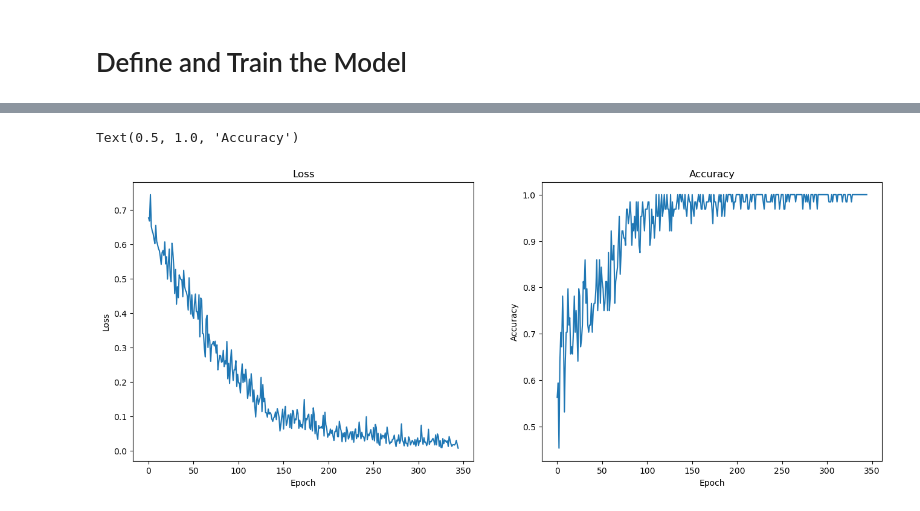
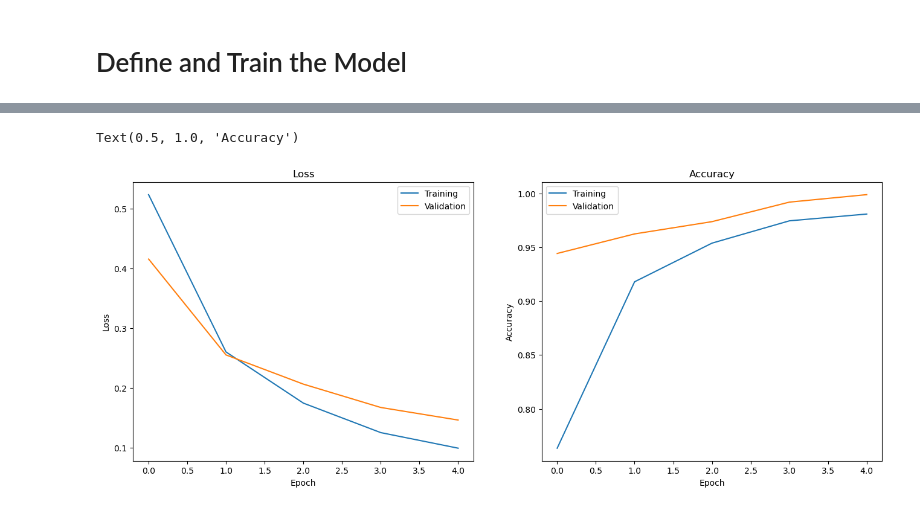
Before and after one commit to Pavel-Pyvovar/ADL-Minicar-Challenge-2023, a Jupyter notebook: mycar/notebooks/CarDetector.ipynb, the cells around one changed output, grey strips where cells are left out. Cells and saved outputs as stored; diff of their text form; code cells hidden in the pictures.

```diff
--- a/mycar/notebooks/CarDetector.ipynb
+++ b/mycar/notebooks/CarDetector.ipynb
@@ -99,3 +119,8 @@ with/  without/
 # %%
-for img in os.listdir(join(data_path_car, "without")):
-    images.append(join(data_path_car, "without", img))
+for dataset_path in [data_path_car]:
+    for img in os.listdir(join(dataset_path, "with")):
+        images.append(join(dataset_path, "with", img))
+        labels.append(1)
+    for img in os.listdir(join(dataset_path, "without")):
+        images.append(join(dataset_path, "without", img))
+        labels.append(0)
@@ -125,4 +130,0 @@ labels[:10]
-# %%
-# Collect paths of images WITH a stop sign
-for img in os.listdir(join(data_path_car, "with")):
-    images.append(join(data_path_car, "with", img))
@@ -150,5 +131,3 @@ ls ../data/car_dataset/with/ | wc -l
-# %%
-labels += [label_with] * 3084
 # %%
 corrupt_images = []
 for i, img in enumerate(images):
@@ -196,6 +175,6 @@ plt.imshow(cropped)
 # %%
 def transforms(cv_image_rgb):
-    cv_image_rgb = cv_image_rgb[:, cv_image_rgb.shape[1]//2:, :]
+    cv_image_rgb = cv_image_rgb[50:, cv_image_rgb.shape[1]//2:, :]
     return apply_normalization(cv_image_rgb)
 
 
@@ -339,24 +338,24 @@ Train [5/5, 50/?]: Loss 0.030169354025274514, Accuracy 0.995
 # %%
 plt.figure(figsize=(16, 6))
 
 plt.subplot(1, 2, 1)
 plt.plot(train_loss_history)
-#plt.plot(val_loss_history)
+plt.plot(val_loss_history)
 plt.xlabel('Epoch')
 plt.ylabel('Loss')
-#plt.legend(['Training', 'Validation'])
+plt.legend(['Training', 'Validation'])
 plt.title('Loss')
 
 plt.subplot(1, 2, 2)
 plt.plot(train_accuracy_history)
-#plt.plot(val_accuracy_history)
+plt.plot(val_accuracy_history)
 plt.xlabel('Epoch')
 plt.ylabel('Accuracy')
-#plt.legend(['Training', 'Validation'])
+plt.legend(['Training', 'Validation'])
 plt.title('Accuracy')
 # %% [output]
 Text(0.5, 1.0, 'Accuracy')
-[figure, old version]
+[figure, new version]
 # %%
 # TODO add confusion matrix and choose a threshold using AUC
 # Testing
```
Also changed, not shown: parts of 23 cells of this notebook, 4 other files.
